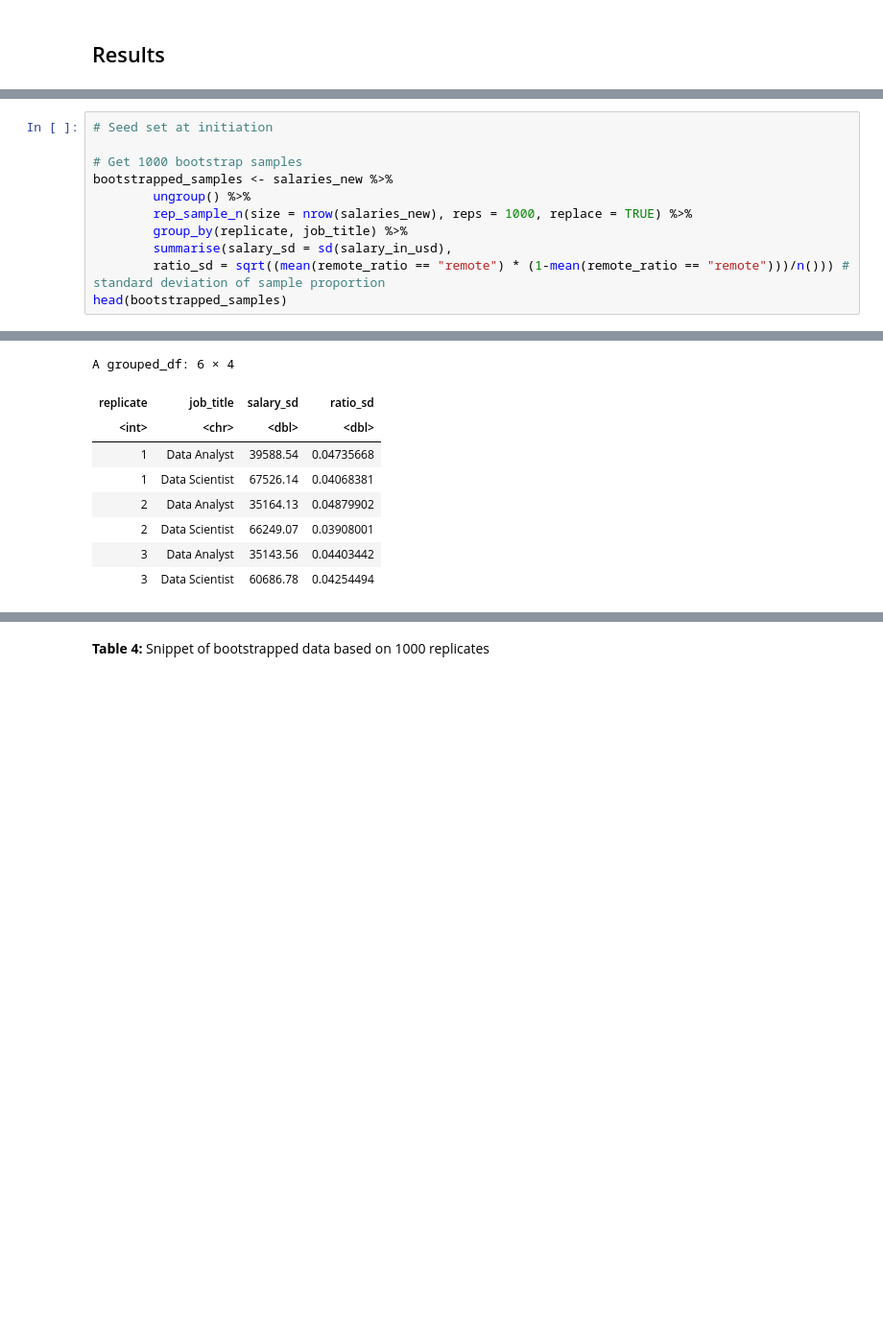
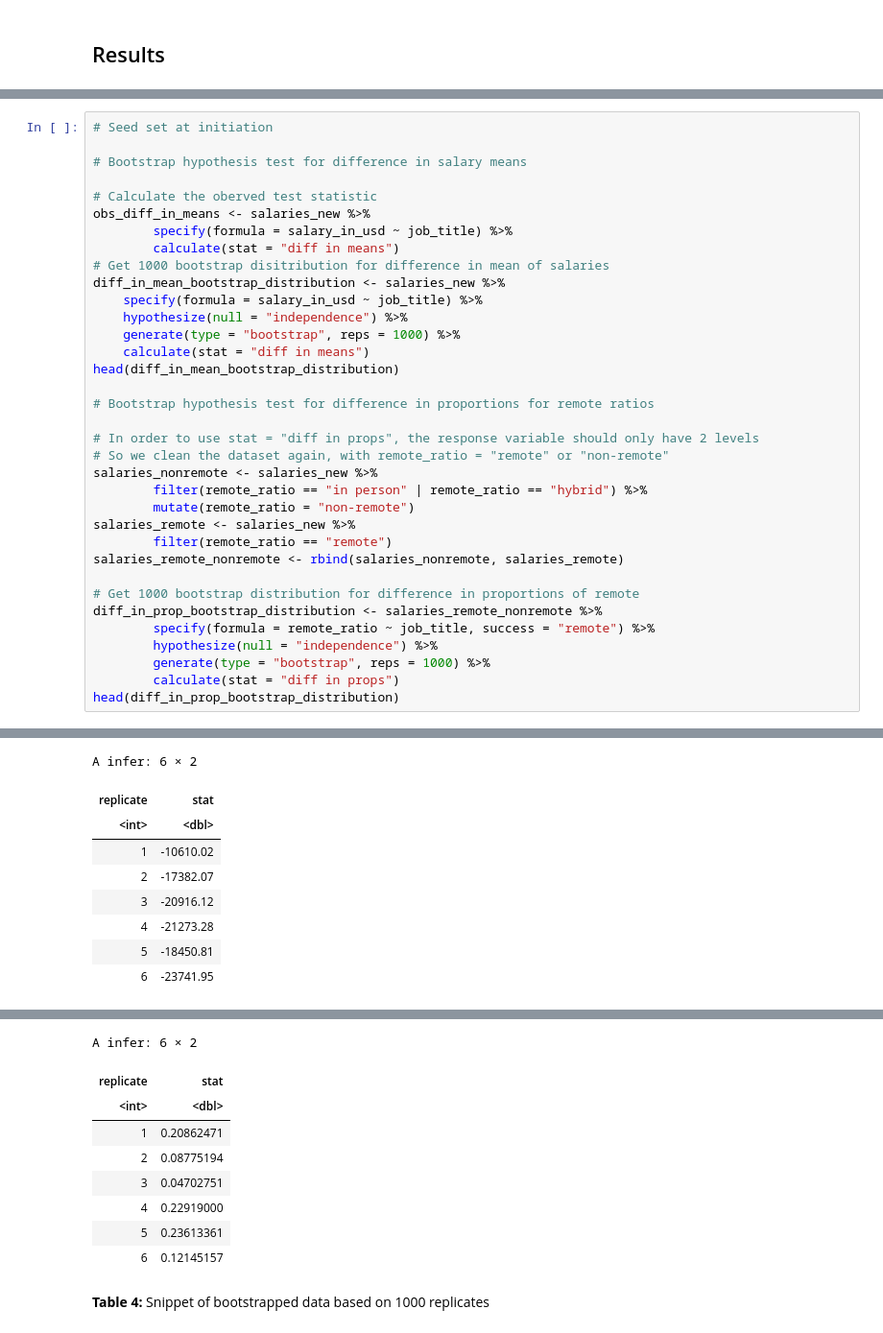
Before and after one commit to vindennt/stat-201-project-group-10, a Jupyter notebook: Final draft (1).ipynb, the cells around one changed output, grey strips where cells are left out. Shown at 96% size. Cells and saved outputs as stored; diff of their text form; blank space fills up the shorter version.

```diff
--- a/Final draft (1).ipynb
+++ b/Final draft (1).ipynb
@@ -265,12 +261,36 @@ In order to determine the standard deviations for both `salary_in_usd` and `is_r
 # %%
 # Seed set at initiation
 
-# Get 1000 bootstrap samples
-bootstrapped_samples <- salaries_new %>%
-        ungroup() %>%
-        rep_sample_n(size = nrow(salaries_new), reps = 1000, replace = TRUE) %>%
-        group_by(replicate, job_title) %>%
-        summarise(salary_sd = sd(salary_in_usd),
-        ratio_sd = sqrt((mean(remote_ratio == "remote") * (1-mean(remote_ratio == "remote")))/n())) # standard deviation of sample proportion
-head(bootstrapped_samples)
+# Bootstrap hypothesis test for difference in salary means
+
+# Calculate the oberved test statistic
+obs_diff_in_means <- salaries_new %>%
+        specify(formula = salary_in_usd ~ job_title) %>%
+        calculate(stat = "diff in means")
+# Get 1000 bootstrap disitribution for difference in mean of salaries
+diff_in_mean_bootstrap_distribution <- salaries_new %>%
+    specify(formula = salary_in_usd ~ job_title) %>%
+    hypothesize(null = "independence") %>%
+    generate(type = "bootstrap", reps = 1000) %>%
+    calculate(stat = "diff in means")
+head(diff_in_mean_bootstrap_distribution)
+
+# Bootstrap hypothesis test for difference in proportions for remote ratios
+
+# In order to use stat = "diff in props", the response variable should only have 2 levels
+# So we clean the dataset again, with remote_ratio = "remote" or "non-remote"
+salaries_nonremote <- salaries_new %>%
+        filter(remote_ratio == "in person" | remote_ratio == "hybrid") %>%
+        mutate(remote_ratio = "non-remote")
+salaries_remote <- salaries_new %>%
+        filter(remote_ratio == "remote")
+salaries_remote_nonremote <- rbind(salaries_nonremote, salaries_remote)
+
+# Get 1000 bootstrap distribution for difference in proportions of remote
+diff_in_prop_bootstrap_distribution <- salaries_remote_nonremote %>%
+        specify(formula = remote_ratio ~ job_title, success = "remote") %>%
+        hypothesize(null = "independence") %>%
+        generate(type = "bootstrap", reps = 1000) %>%
+        calculate(stat = "diff in props")
+head(diff_in_prop_bootstrap_distribution)
 # %% [output]
@@ -279,9 +301,9 @@ head(bootstrapped_samples)
-A grouped_df: 6 × 4
+A infer: 6 × 2
-| replicate | job_title | salary_sd | ratio_sd |
-| <int> | <chr> | <dbl> | <dbl> |
-| 1 | Data Analyst | 39588.54 | 0.04735668 |
-| 1 | Data Scientist | 67526.14 | 0.04068381 |
-| 2 | Data Analyst | 35164.13 | 0.04879902 |
-| 2 | Data Scientist | 66249.07 | 0.03908001 |
-| 3 | Data Analyst | 35143.56 | 0.04403442 |
-| 3 | Data Scientist | 60686.78 | 0.04254494 |
+| replicate | stat |
+| <int> | <dbl> |
+| 1 | -10610.02 |
+| 2 | -17382.07 |
+| 3 | -20916.12 |
+| 4 | -21273.28 |
+| 5 | -18450.81 |
+| 6 | -23741.95 |
@@ -288,3 +312,12 @@ A grouped_df: 6 × 4
+A infer: 6 × 2
+| replicate | stat |
+| <int> | <dbl> |
+| 1 | 0.20862471 |
+| 2 | 0.08775194 |
+| 3 | 0.04702751 |
+| 4 | 0.22919000 |
+| 5 | 0.23613361 |
+| 6 | 0.12145157 |
 # %% [markdown]
 **Table 4:** Snippet of bootstrapped data based on 1000 replicates
 # %% [markdown]
```
Also changed, not shown: parts of 11 cells of this notebook.
